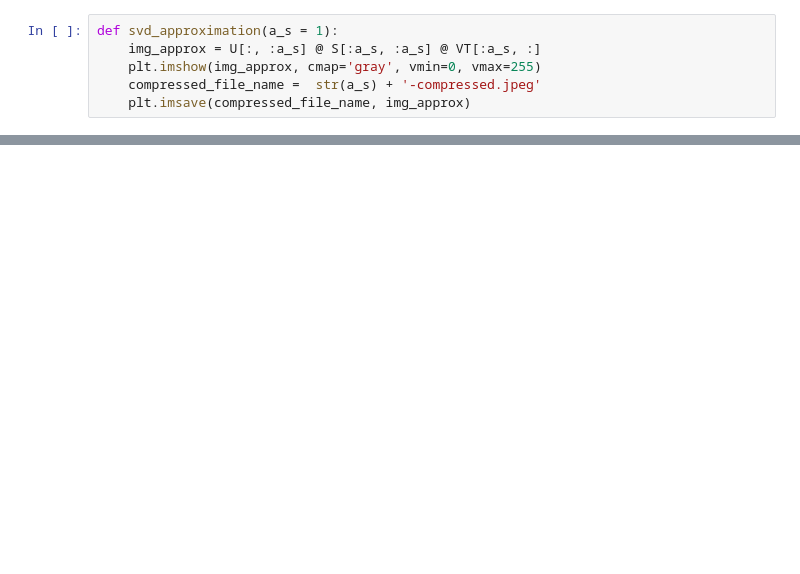
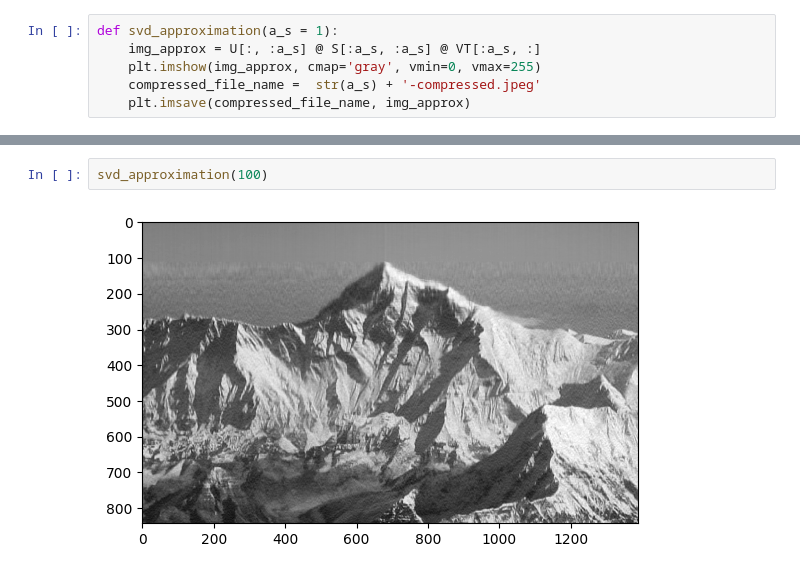
Before and after one commit to PradipShrestha/svd-image-compression, a Jupyter notebook: SVD-Image compression.ipynb, the cells around one changed output, grey strips where cells are left out. Cells and saved outputs as stored; diff of their text form; blank space fills up the shorter version.

```diff
--- a/SVD-Image compression.ipynb
+++ b/SVD-Image compression.ipynb
@@ -49,0 +63,4 @@ svd_approximation(10)
+# %%
+svd_approximation(100)
+# %% [output]
+[figure, added]
```
Also changed, not shown: parts of 6 cells of this notebook, 8 other files.
